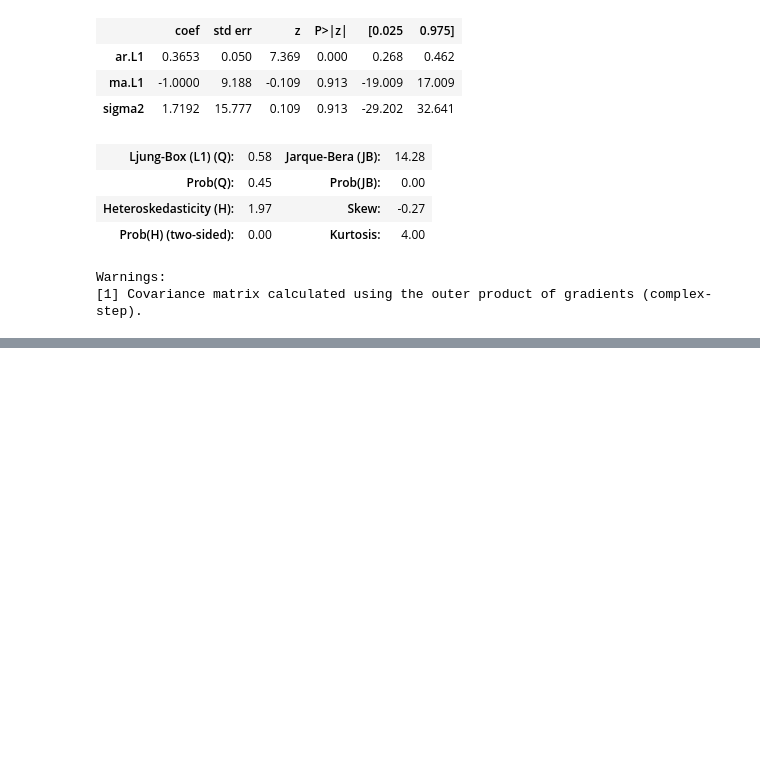
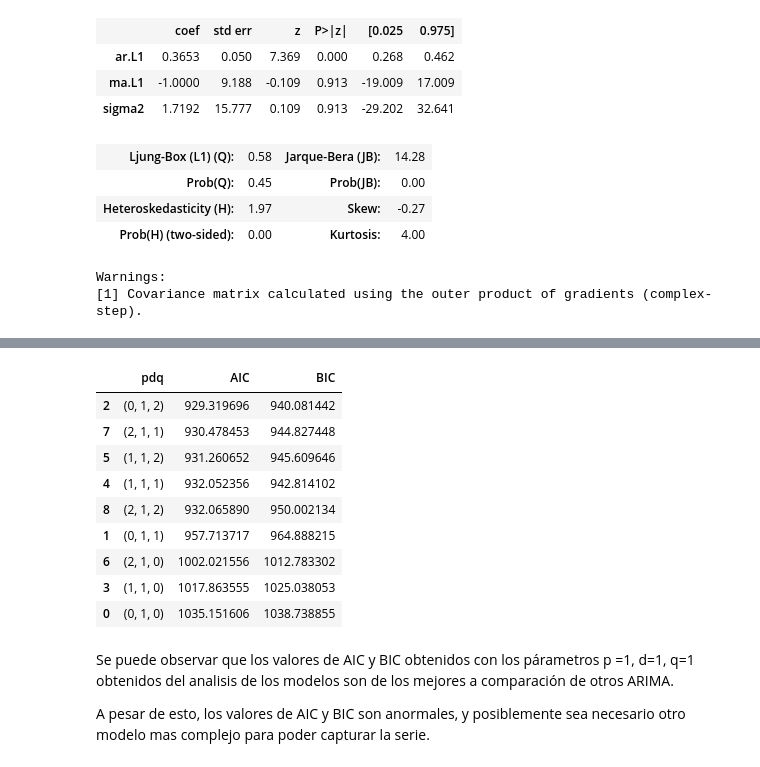
Before and after one commit to FranzCastillo/GUA-Gasoline-Analysis, a Jupyter notebook: modeling.ipynb, the cells around one changed output, grey strips where cells are left out. Saved outputs shown, nothing was run; the diff lists cells and outputs as text; code cells hidden in the pictures; blank space fills up the shorter version.

```diff
--- a/modeling.ipynb
+++ b/modeling.ipynb
@@ -685,0 +771,33 @@ Warnings:
+# %%
+results_list = []
+
+for param in pdq:
+    try:
+        model = ARIMA(df_precio['Regular'], order=param)
+        model_fit = model.fit()
+        results_list.append({
+            'pdq': param,
+            'AIC': model_fit.aic,
+            'BIC': model_fit.bic
+        })
+    except Exception as e:
+        print(e)
+        continue
+# %%
+results_df = pd.DataFrame(results_list)
+results_df.sort_values(by='AIC')
+# %% [output]
+|  | pdq | AIC | BIC |
+| 2 | (0, 1, 2) | 929.319696 | 940.081442 |
+| 7 | (2, 1, 1) | 930.478453 | 944.827448 |
+| 5 | (1, 1, 2) | 931.260652 | 945.609646 |
+| 4 | (1, 1, 1) | 932.052356 | 942.814102 |
+| 8 | (2, 1, 2) | 932.065890 | 950.002134 |
+| 1 | (0, 1, 1) | 957.713717 | 964.888215 |
+| 6 | (2, 1, 0) | 1002.021556 | 1012.783302 |
+| 3 | (1, 1, 0) | 1017.863555 | 1025.038053 |
+| 0 | (0, 1, 0) | 1035.151606 | 1038.738855 |
+# %% [markdown]
+Se puede observar que los valores de AIC y BIC obtenidos con los párametros p =1, d=1, q=1 obtenidos del analisis de los modelos son de los mejores a comparación de otros ARIMA.
+
+A pesar de esto, los valores de AIC y BIC son anormales, y posiblemente sea necesario otro modelo mas complejo para poder capturar la serie.
```
Also changed, not shown: parts of 9 cells of this notebook.
